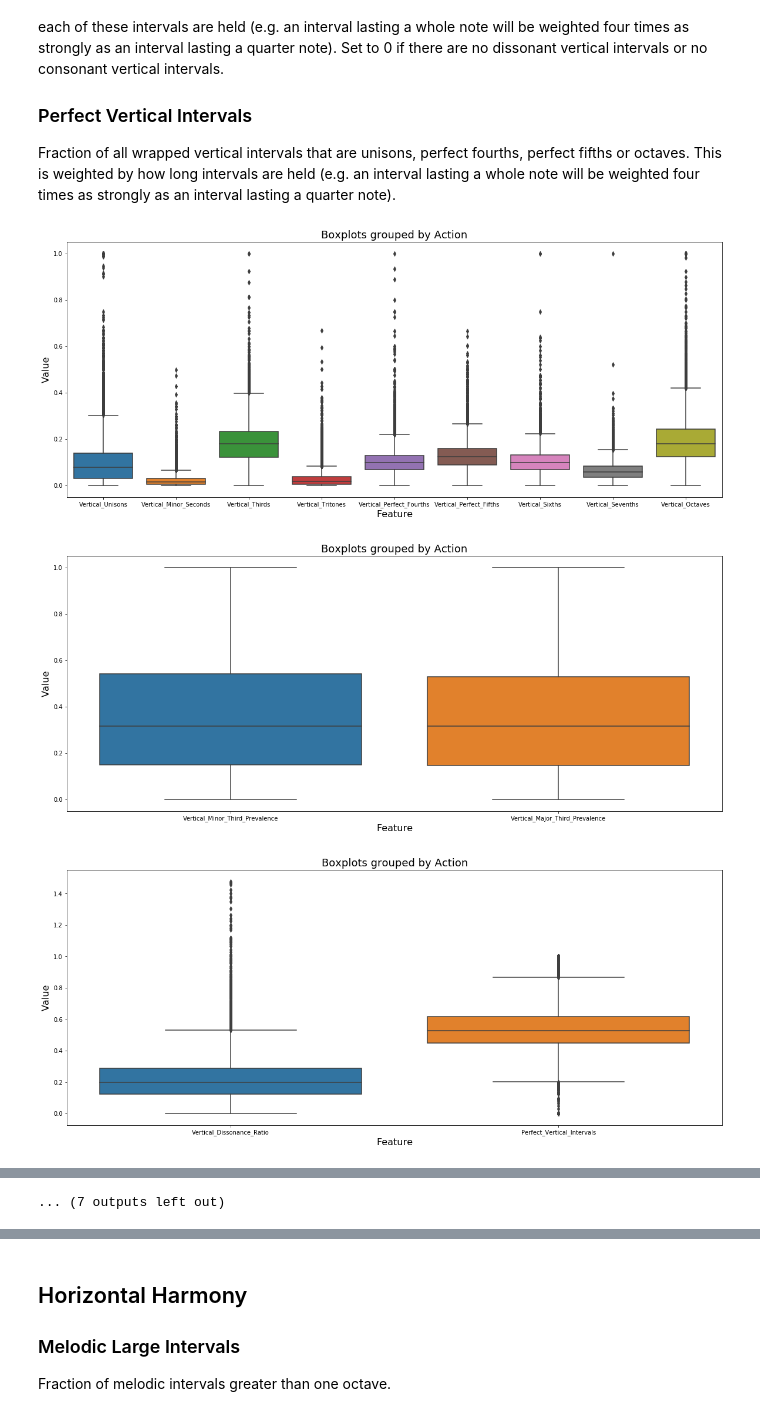
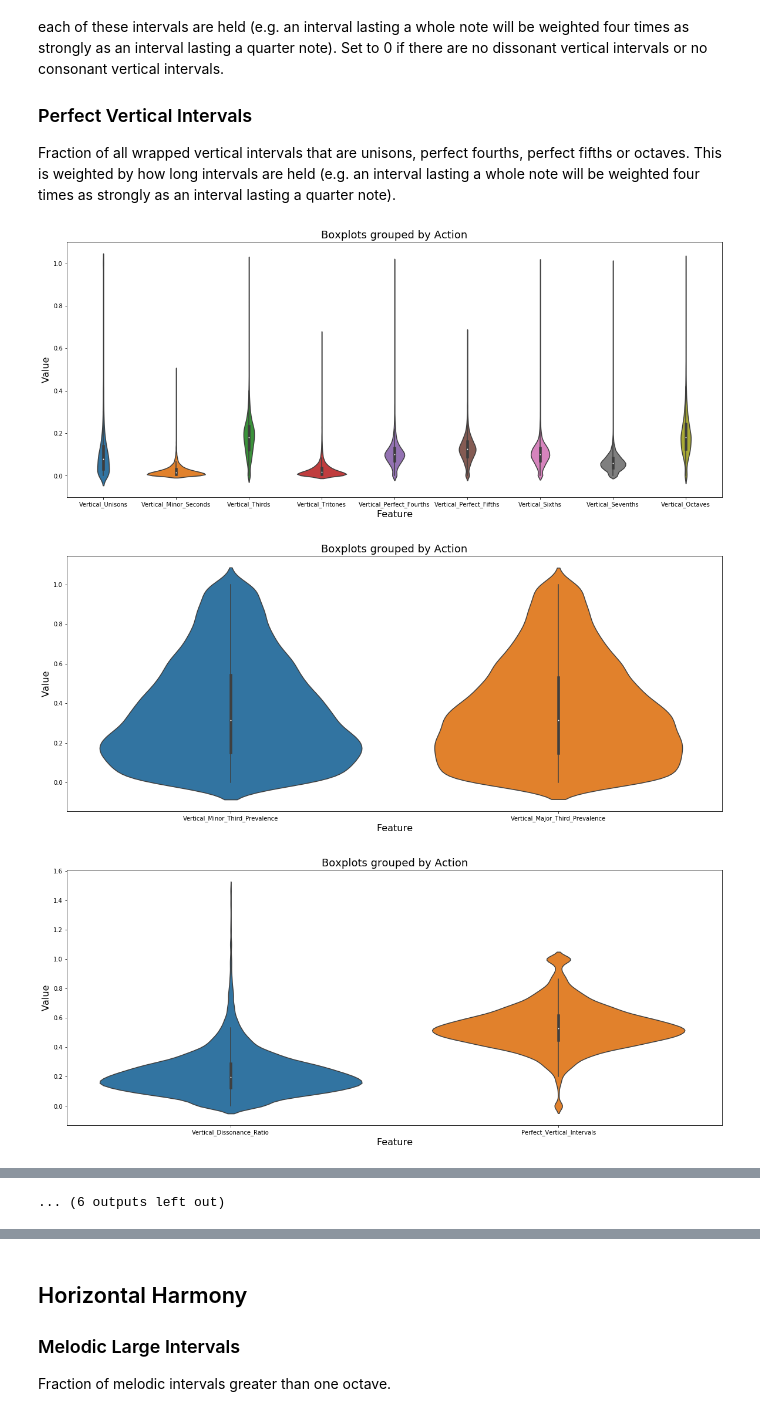
Before and after one commit to cedricviaccoz/musicology, a Jupyter notebook: dataset/JSymbolic Feat. Analysis & Discussion.ipynb, the cells around one changed output, grey strips where cells are left out. Drawn from its saved outputs; the diff is of its cells as text; code cells hidden in the pictures.

Commit message:
Violinplot

```diff
--- a/dataset/JSymbolic Feat. Analysis & Discussion.ipynb
+++ b/dataset/JSymbolic Feat. Analysis & Discussion.ipynb
@@ -301,7 +301,7 @@ def boxPlotByGenre(genre, features, df):
     names = pd.Series(np.hstack([[feature] * len(df_one_genre) for feature in features]))
     data = pd.DataFrame({'values': values, 'features': names})
     fig, ax = plt.subplots(figsize=(20,8))
-    sns.boxplot(x='features', y='values', data=data, ax=ax)
+    sns.violinplot(x='features', y='values', data=data, ax=ax)
     ax.set_ylabel('Value', size=16)
     ax.set_xlabel('Feature', size=16)
     ax.set_title("Boxplots grouped by %s"%genre, size=18)
@@ -310,33 +310,33 @@ def boxPlotByGenre(genre, features, df):
 
 
 intervalArray = ['Unisons', 'Minor_Seconds', 'Thirds', 'Tritones', 'Perfect_Fourths',\
                  'Perfect_Fifths','Sixths','Sevenths', 'Octaves']
 minMaj = ['Vertical_Minor_Third_Prevalence', 'Vertical_Major_Third_Prevalence']
 perfectDiss = ['Vertical_Dissonance_Ratio','Perfect_Vertical_Intervals']
 intervalFeatures = ['Vertical_'+x for x in intervalArray]
 
 df_diss_filter = df_pred.copy()
 df_diss_filter = df_diss_filter[df_diss_filter['Vertical_Dissonance_Ratio'] < 1.5]
 
 boxPlotByGenre('Action',intervalFeatures, df_pred)
 boxPlotByGenre('Action',minMaj, df_pred)
 boxPlotByGenre('Action',perfectDiss, df_diss_filter)
 boxPlotByGenre('Adventure',intervalFeatures, df_pred)
 boxPlotByGenre('Adventure',minMaj, df_pred)
 boxPlotByGenre('Adventure',perfectDiss, df_diss_filter)
 boxPlotByGenre('Role-Playing',intervalFeatures, df_pred)
 boxPlotByGenre('Role-Playing',minMaj, df_pred)
 boxPlotByGenre('Role-Playing',perfectDiss, df_diss_filter)
 boxPlotByGenre('Fighting',intervalFeatures, df_pred)
 boxPlotByGenre('Fighting',minMaj, df_pred)
 boxPlotByGenre('Fighting',perfectDiss, df_diss_filter)
 boxPlotByGenre('Shooter',intervalFeatures, df_pred)
 boxPlotByGenre('Shooter',minMaj, df_pred)
 boxPlotByGenre('Shooter',perfectDiss, df_diss_filter)
 boxPlotByGenre('Puzzle',intervalFeatures, df_pred)
 boxPlotByGenre('Puzzle',minMaj, df_pred)
 boxPlotByGenre('Puzzle',perfectDiss, df_diss_filter)
 # %% [output]
-[figure, old version]
+[figure, new version]
-[figure, old version]
+[figure, new version]
-[figure, old version]
+[figure, new version]
@@ -352,4 +352,4 @@ boxPlotByGenre('Puzzle',perfectDiss, df_diss_filter)
-... (7 outputs left out)
+... (6 outputs left out)
 # %%
 arr = ['Partial_Chords','Standard_Triads','Diminished_and_Augmented_Triads','Dominant_Seventh_Chords',\
 'Seventh_Chords','Non-Standard_Chords','Complex_Chords']#,'Minor_Major_Triad_Ratio']
```
Also changed, not shown: parts of 5 cells of this notebook.
